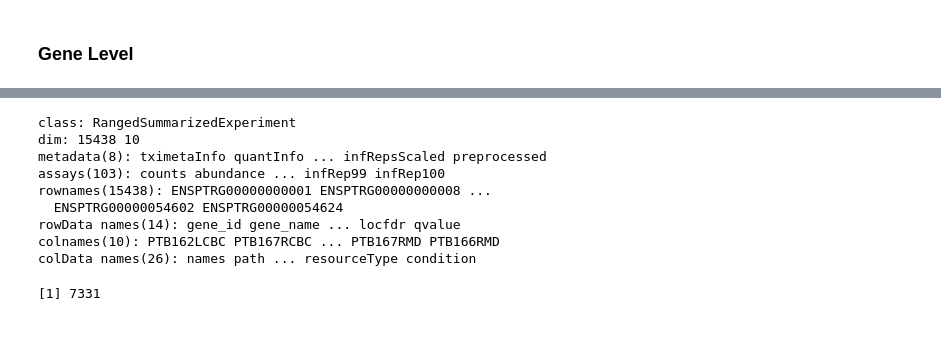
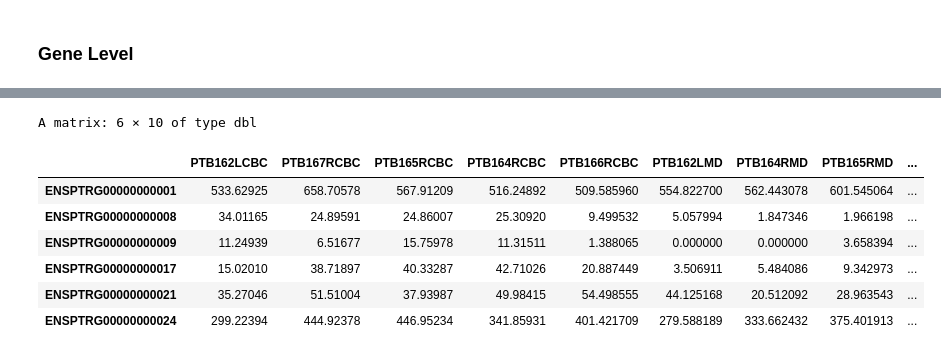
Before and after one commit to NPSDC/treeTerminusScripts, a Jupyter notebook: Chimpanzee/tree_analysis/DE/tseChimp_create.ipynb, the cells around one changed output, grey strips where cells are left out. Saved outputs shown, nothing was run; the diff lists cells and outputs as text; code cells hidden in the pictures.

```diff
--- a/Chimpanzee/tree_analysis/DE/tseChimp_create.ipynb
+++ b/Chimpanzee/tree_analysis/DE/tseChimp_create.ipynb
@@ -248,25 +267,14 @@ summarizing inferential replicates
 # %%
-gy <- fishpond::scaleInfReps(gy)
-gy <- labelKeep(gy)
-gy <- gy[mcols(gy)$keep,]
-gy <- gy[,colnames(tseChimp)]
-colData(gy)[["tissue"]] <- as.factor(colData(gy)[["tissue"]])
-set.seed(10)
-gy <- swish(gy, x="tissue")
-save(gy, file = file.path(saveDir, "gy.RData"))
+yg <- gy
+yg <- fishpond::scaleInfReps(yg)
+yg <- labelKeep(yg)
+head(assays(yg)[["infRep1"]])
+# %% [output]
+A matrix: 6 × 10 of type dbl
+|  | PTB162LCBC | PTB167RCBC | PTB165RCBC | PTB164RCBC | PTB166RCBC | PTB162LMD | PTB164RMD | PTB165RMD | ... |
+| ENSPTRG00000000001 | 533.62925 | 658.70578 | 567.91209 | 516.24892 | 509.585960 | 554.822700 | 562.443078 | 601.545064 | ... |
+| ENSPTRG00000000008 | 34.01165 | 24.89591 | 24.86007 | 25.30920 | 9.499532 | 5.057994 | 1.847346 | 1.966198 | ... |
+| ENSPTRG00000000009 | 11.24939 | 6.51677 | 15.75978 | 11.31511 | 1.388065 | 0.000000 | 0.000000 | 3.658394 | ... |
+| ENSPTRG00000000017 | 15.02010 | 38.71897 | 40.33287 | 42.71026 | 20.887449 | 3.506911 | 5.484086 | 9.342973 | ... |
+| ENSPTRG00000000021 | 35.27046 | 51.51004 | 37.93987 | 49.98415 | 54.498555 | 44.125168 | 20.512092 | 28.963543 | ... |
+| ENSPTRG00000000024 | 299.22394 | 444.92378 | 446.95234 | 341.85931 | 401.421709 | 279.588189 | 333.662432 | 375.401913 | ... |
-# %%
-gy
-# %% [output]
-class: RangedSummarizedExperiment
-dim: 15438 10
-metadata(8): tximetaInfo quantInfo ... infRepsScaled preprocessed
-assays(103): counts abundance ... infRep99 infRep100
-rownames(15438): ENSPTRG00000000001 ENSPTRG00000000008 ...
-  ENSPTRG00000054602 ENSPTRG00000054624
-rowData names(14): gene_id gene_name ... locfdr qvalue
-colnames(10): PTB162LCBC PTB167RCBC ... PTB167RMD PTB166RMD
-colData names(26): names path ... resourceType condition
-# %%
-sum(mcols(gy)[["qvalue"]] < 0.1, na.rm=T)
-# %% [output]
-[1] 7331
```
Also changed, not shown: parts of 17 cells of this notebook, 7 other files.
